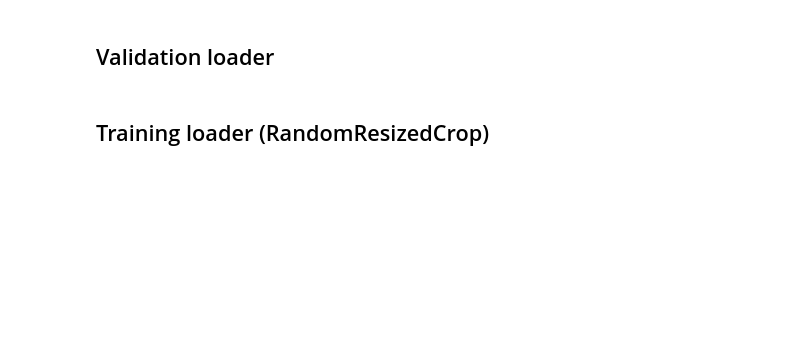
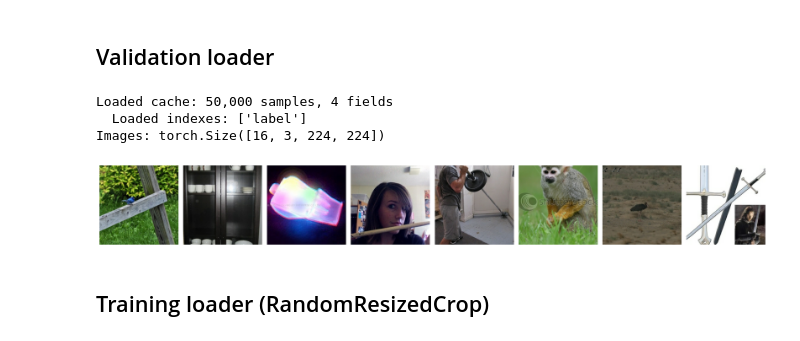
Before and after one commit to harvard-visionlab/slipstream, a Jupyter notebook: dataprep/notebooks/02_imagenet_visualize.ipynb, the cells around one changed output. Cells and saved outputs as stored; diff of their text form; code cells hidden in the pictures; blank space fills up the shorter version.

```diff
--- a/dataprep/notebooks/02_imagenet_visualize.ipynb
+++ b/dataprep/notebooks/02_imagenet_visualize.ipynb
@@ -43,18 +56,25 @@ img
 # %%
 from slipstream import SlipstreamLoader
 from slipstream.decoders import DecodeCenterCrop
+from slipstream.transforms import ToTorchImage
 from slipstream import show_batch
 
 loader = SlipstreamLoader(
     dataset,
     batch_size=16,
-    pipelines={"image": [DecodeCenterCrop(224)]},
+    pipelines={"image": [DecodeCenterCrop(224), ToTorchImage('cpu')]},
     exclude_fields=["path"],
+    seed=42,
 )
 
 batch = next(iter(loader))
 print(f"Images: {batch['image'].shape}")
-show_batch(batch['image'], batch['label'], n_cols=16)
+show_batch(batch['image'], batch['label'], n_cols=8)
+# %% [output]
+Loaded cache: 50,000 samples, 4 fields
+  Loaded indexes: ['label']
+Images: torch.Size([16, 3, 224, 224])
+[figure, added]
 # %% [markdown]
 ## Training loader (RandomResizedCrop)
 # %%
```
Also changed, not shown: parts of 6 cells of this notebook, 2 other files.
